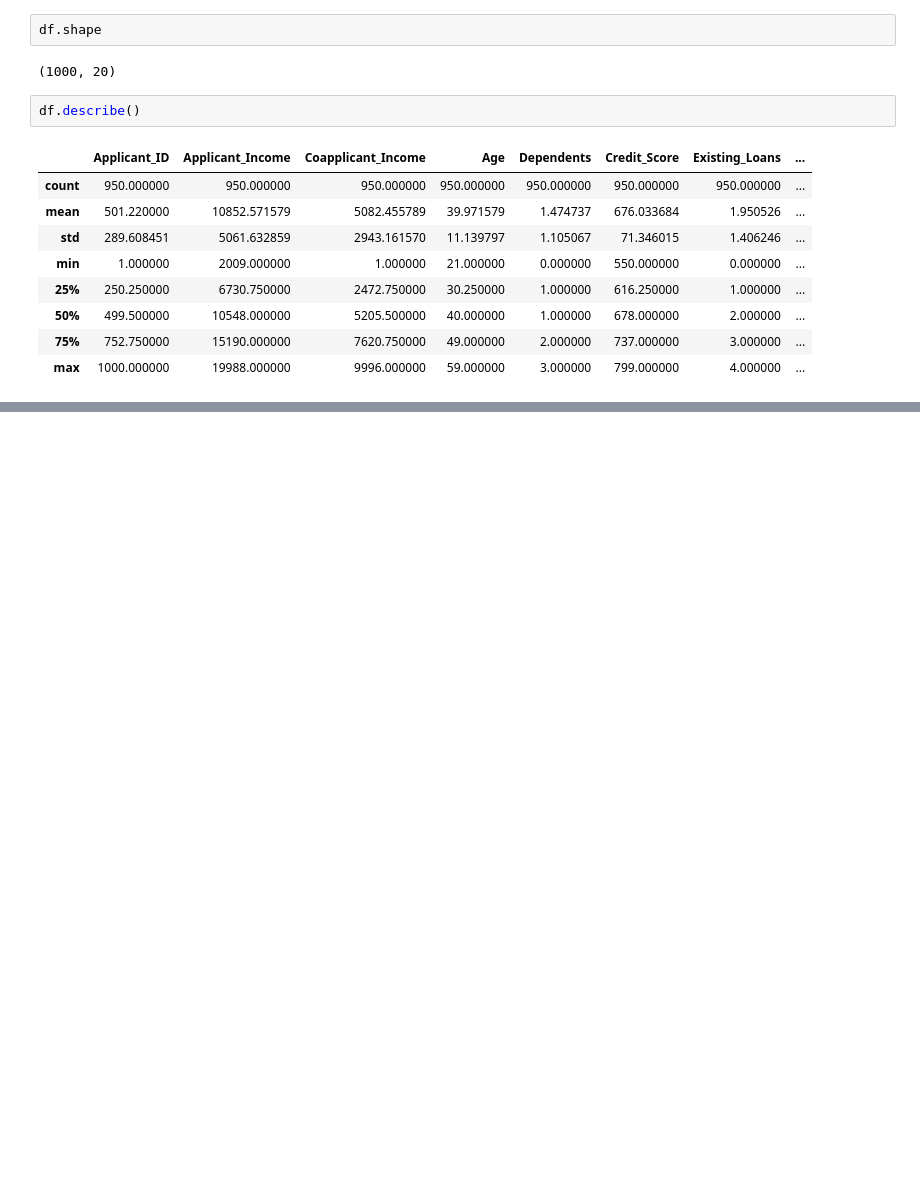
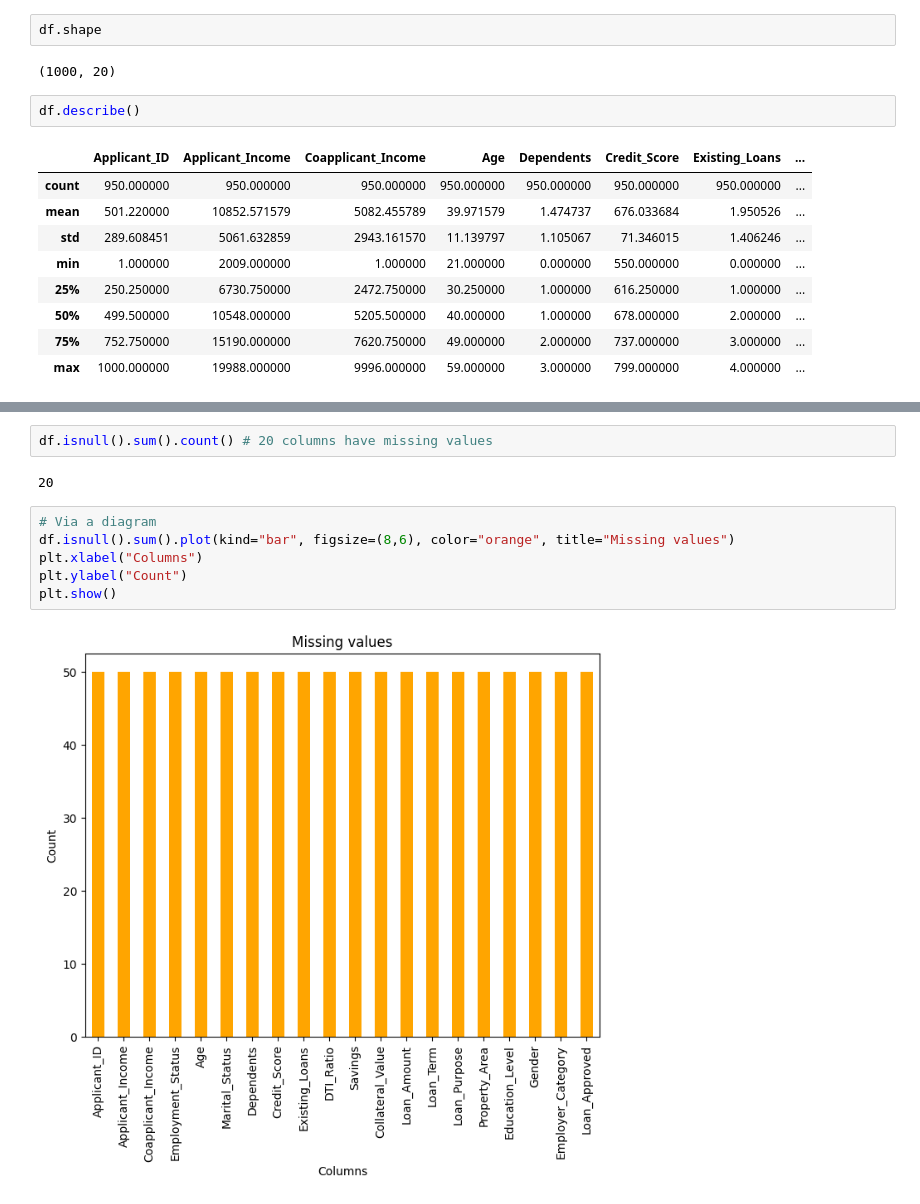
Before and after one commit to Vanshaj14Mohan/CreditWise-Loan-Approval-System, a Jupyter notebook: Files/main.ipynb, the cells around one changed output, grey strips where cells are left out. Saved outputs shown, nothing was run; the diff lists cells and outputs as text; blank space fills up the shorter version.

```diff
--- a/Files/main.ipynb
+++ b/Files/main.ipynb
@@ -109,0 +131,12 @@ df.describe()
+# %%
+df.isnull().sum().count() # 20 columns have missing values
+# %% [output]
+20
+# %%
+# Via a diagram
+df.isnull().sum().plot(kind="bar", figsize=(8,6), color="orange", title="Missing values")
+plt.xlabel("Columns")
+plt.ylabel("Count")
+plt.show()
+# %% [output]
+[figure, added]
```
Also changed, not shown: parts of 1 cell of this notebook.
